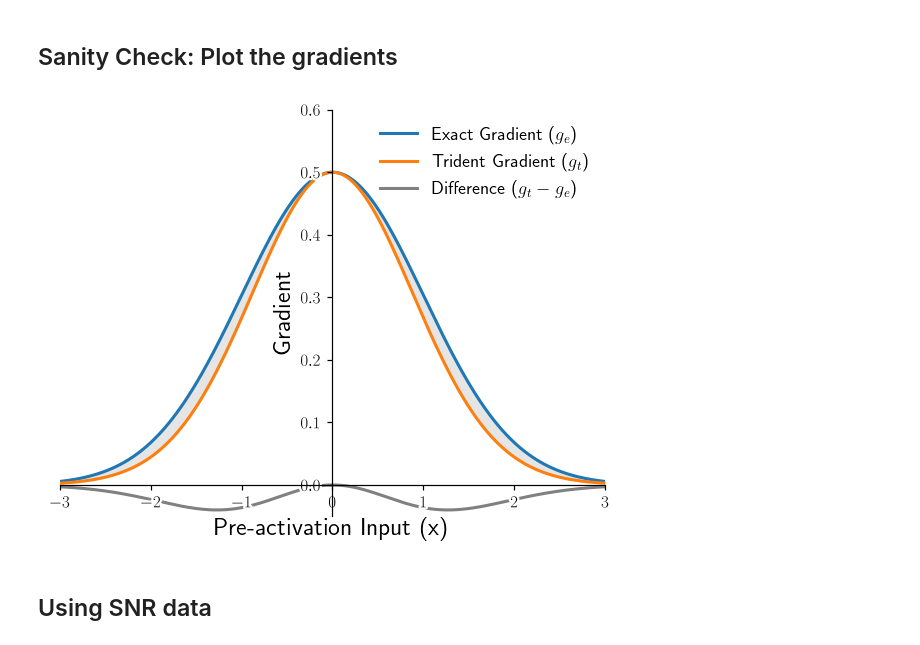
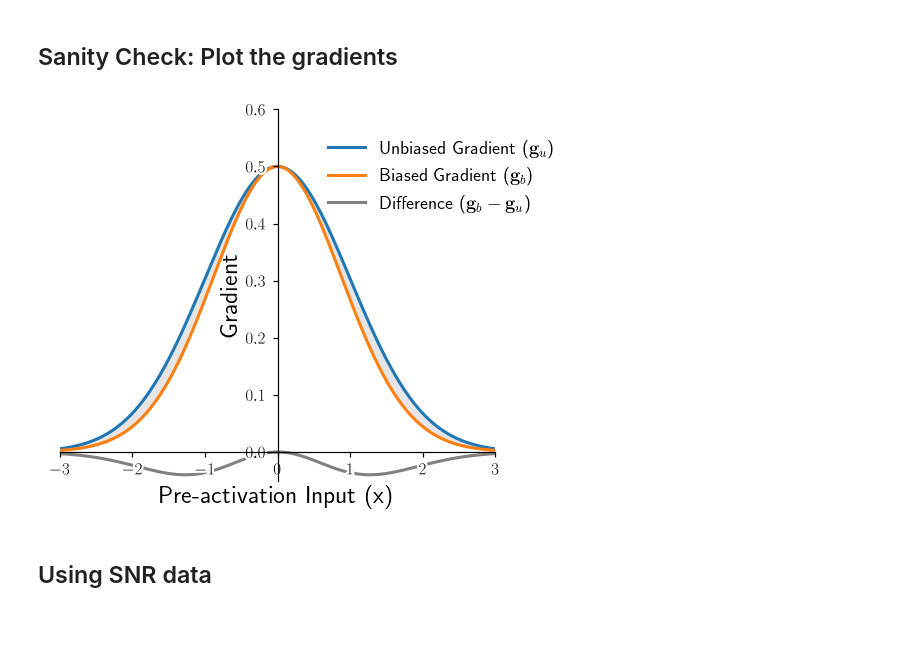
Before and after one commit to vjaltare/sawy, a Jupyter notebook: notebooks/gradients_noise_comparisons_uci_iris.ipynb, the cells around one changed output. Saved outputs shown, nothing was run; the diff lists cells and outputs as text; code cells hidden in the pictures.

```diff
--- a/notebooks/gradients_noise_comparisons_uci_iris.ipynb
+++ b/notebooks/gradients_noise_comparisons_uci_iris.ipynb
@@ -75,6 +77,8 @@ elif system_flag == "macbook":
     DATA_PATH = "/Users/vikrantjaltare/OneDrive - UC San Diego/trident/logs"
     MODEL_PATH = "/Users/vikrantjaltare/OneDrive - UC San Diego/trident/models"
     FIGURES_PATH = "/Users/vikrantjaltare/OneDrive - UC San Diego/trident/figures/plot_panels"
+    SLIDES_PATH = "/Users/vikrantjaltare/OneDrive - UC San Diego/trident/figures/presentation_figures"
+
 
 else:
     raise ValueError("Invalid system flag. Please set it to either 'mahowald' or 'macbook'.")
@@ -116,33 +120,40 @@ def trident_grad(
 # %%
 x_test = jnp.linspace(-3, 3, 500)
 
 std = 1.0
 ex_sf = jnp.sqrt(2*jnp.pi)*std/4
 tri_grads = jax.vmap(trident_grad, in_axes=(0, None, None, None, None))(x_test, 0.0, std, 0.0, 1.0)
 ex_grads = jax.vmap(exact_grad_fn, in_axes=(0, None, None, None, None))(x_test, 0.0, std, 0.0, ex_sf)
 
-fig, ax = plt.subplots(dpi=110)
-ax.plot(x_test, ex_grads, lw=2, label=r"Exact Gradient ($g_e$)", zorder=-1)
-ax.plot(x_test, tri_grads, lw=2, label=r"Trident Gradient ($g_t$)", zorder=-1)
-ax.plot(x_test, tri_grads - ex_grads, lw=2, label=r"Difference ($g_t - g_e$)", zorder=-1, color="0.5")
+fig, ax = plt.subplots(dpi=110, figsize=(5, 4))
+ax.plot(x_test, ex_grads, lw=2, label=r"Unbiased Gradient ($\mathbf{g}_u$)", zorder=-1)
+ax.plot(x_test, tri_grads, lw=2, label=r"Biased Gradient ($\mathbf{g}_b$)", zorder=-1)
+ax.plot(x_test, tri_grads - ex_grads, lw=2, label=r"Difference ($\mathbf{g}_b - \mathbf{g}_u$)", zorder=-1, color="0.5")
 ax.fill_between(x_test, tri_grads, ex_grads, alpha=0.2, zorder=-2, color="0.5")
 ax.set_xlabel("Pre-activation Input (x)", fontsize=16, loc='center')
-ax.set_ylabel("Gradient", fontsize=16, loc="center")
+ax.set_ylabel("Gradient", fontsize=16, loc="center", labelpad=2.3)
 ax.set_ylim(-0.05, 0.6)
 ax.set_xlim(-3, 3)
 ax.spines[['bottom', 'left']].set_position('zero')
 ax.tick_params(axis='both', which='major', labelsize=11, zorder=1)
-ax.legend(frameon=False, fontsize=12)
+ax.legend(frameon=False, fontsize=12, loc=(0.6, 0.7))
 
 path_effect = [pe.withStroke(linewidth=3, foreground='w')]
 
 for label in ax.get_xticklabels() + ax.get_yticklabels():
     label.set_path_effects(path_effect)
     label.set_zorder(5)
 
 sns.despine()
+
+plt.tight_layout()
+
+save_plot_ = False
+
+if save_plot_:
+    fig.savefig(os.path.join(FIGURES_PATH, f"gradients_diff_{today}.pdf"), bbox_inches="tight", dpi=300)
 # %% [output]
-[figure, old version]
+[figure, new version]
 # %% [markdown]
 ## Using SNR data
 # %%
```
Also changed, not shown: parts of 9 cells of this notebook.
